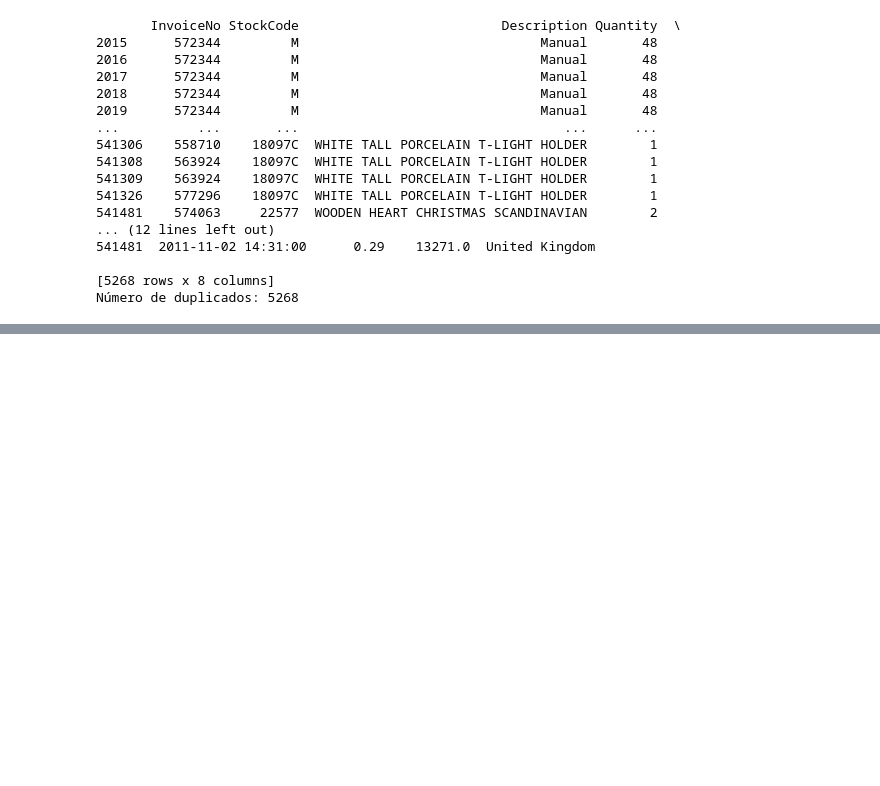
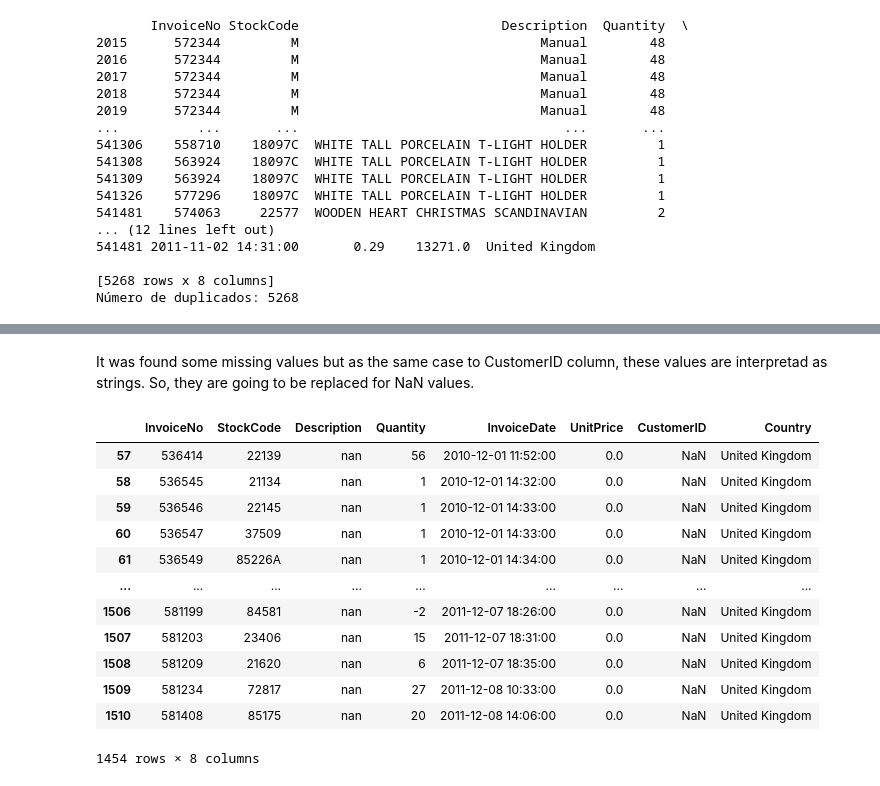
Before and after one commit to VanGaigher/ETL_SalesRetail, a Jupyter notebook: etl_project_1.ipynb, the cells around one changed output, grey strips where cells are left out. Drawn from its saved outputs; the diff is of its cells as text; code cells hidden in the pictures; blank space fills up the shorter version.

```diff
--- a/etl_project_1.ipynb
+++ b/etl_project_1.ipynb
@@ -273,0 +312,18 @@ df
+# %% [markdown]
+It was found some missing values but as the same case to CustomerID column, these values are interpretad as strings. So, they are going to be replaced for NaN values.
+# %%
+df[df['Description']=='nan']
+# %% [output]
+|  | InvoiceNo | StockCode | Description | Quantity | InvoiceDate | UnitPrice | CustomerID | Country |
+| 57 | 536414 | 22139 | nan | 56 | 2010-12-01 11:52:00 | 0.0 | NaN | United Kingdom |
+| 58 | 536545 | 21134 | nan | 1 | 2010-12-01 14:32:00 | 0.0 | NaN | United Kingdom |
+| 59 | 536546 | 22145 | nan | 1 | 2010-12-01 14:33:00 | 0.0 | NaN | United Kingdom |
+| 60 | 536547 | 37509 | nan | 1 | 2010-12-01 14:33:00 | 0.0 | NaN | United Kingdom |
+| 61 | 536549 | 85226A | nan | 1 | 2010-12-01 14:34:00 | 0.0 | NaN | United Kingdom |
+| ... | ... | ... | ... | ... | ... | ... | ... | ... |
+| 1506 | 581199 | 84581 | nan | -2 | 2011-12-07 18:26:00 | 0.0 | NaN | United Kingdom |
+| 1507 | 581203 | 23406 | nan | 15 | 2011-12-07 18:31:00 | 0.0 | NaN | United Kingdom |
+| 1508 | 581209 | 21620 | nan | 6 | 2011-12-07 18:35:00 | 0.0 | NaN | United Kingdom |
+| 1509 | 581234 | 72817 | nan | 27 | 2011-12-08 10:33:00 | 0.0 | NaN | United Kingdom |
+| 1510 | 581408 | 85175 | nan | 20 | 2011-12-08 14:06:00 | 0.0 | NaN | United Kingdom |
+1454 rows × 8 columns
```
Also changed, not shown: parts of 69 cells of this notebook, 4 other files.
